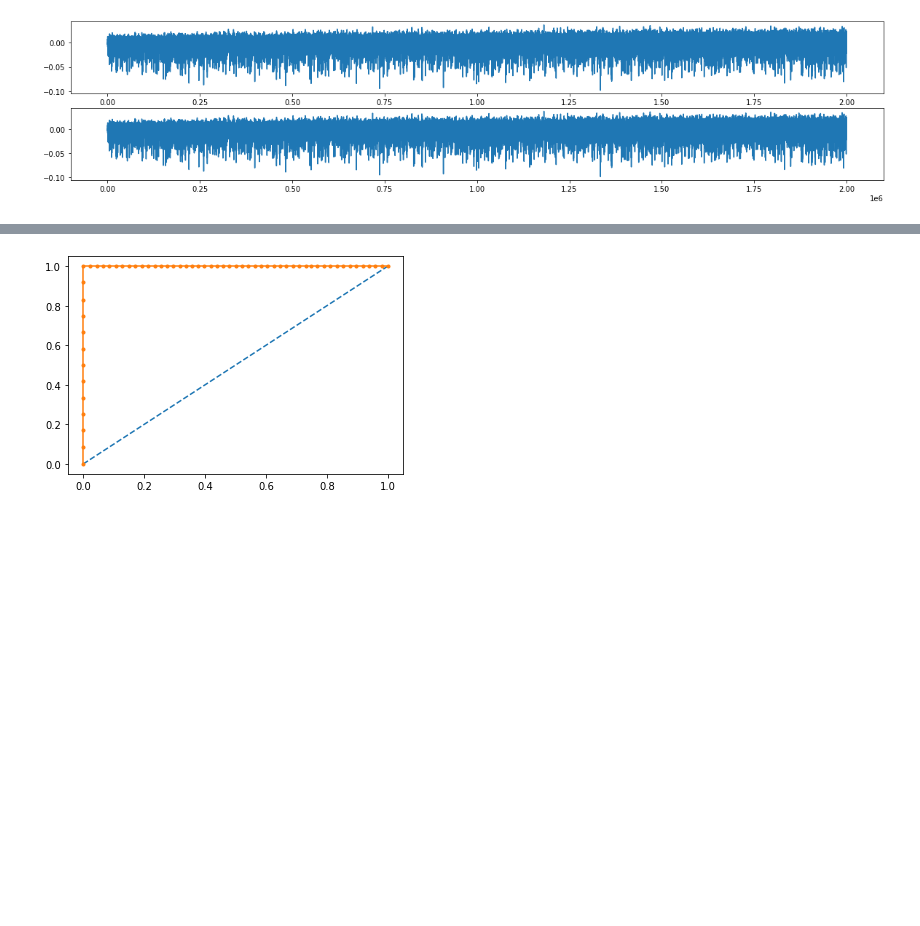
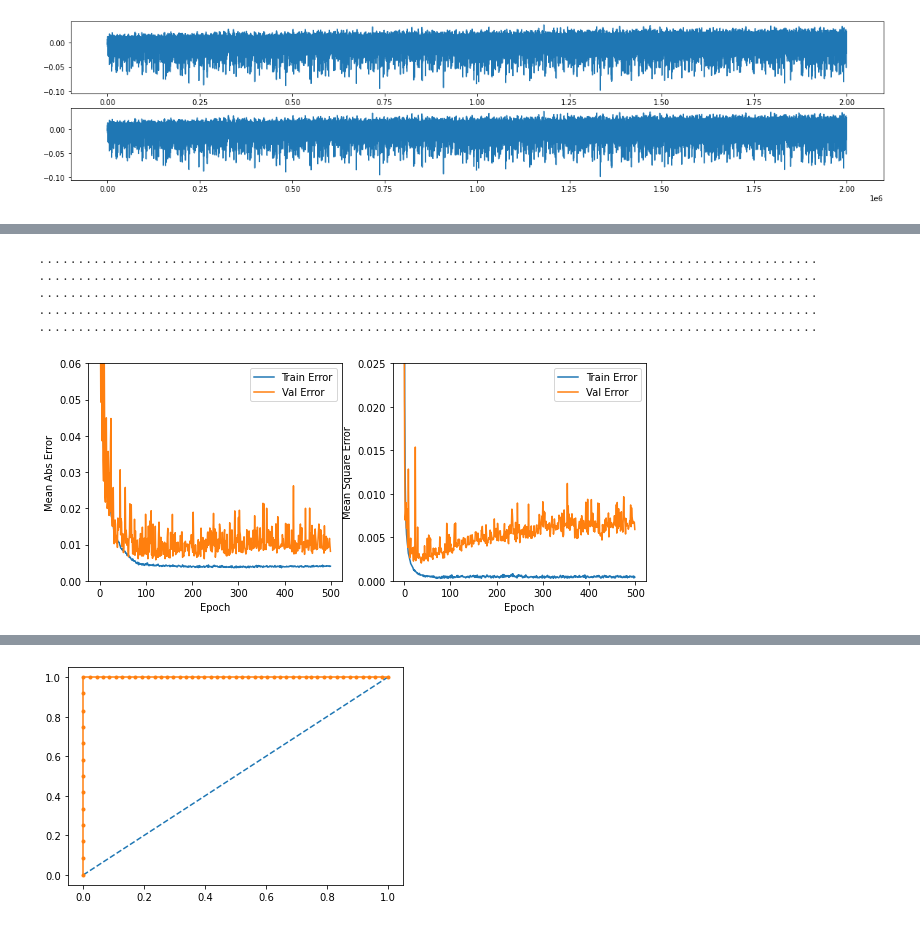
Before and after one commit to engineercha/engineercha, a Jupyter notebook: 졸프.ipynb, the cells around one changed output, grey strips where cells are left out. Drawn from its saved outputs; the diff is of its cells as text; code cells hidden in the pictures; blank space fills up the shorter version.

```diff
--- a/졸프.ipynb
+++ b/졸프.ipynb
@@ -96,0 +163,13 @@ plt.show()
+# %%
+def build_model():
+  model = keras.Sequential([
+    layers.Dense(32, activation='relu', input_shape=[len(train_dataset.keys())]),
+    layers.Dense(64, activation='relu'),
+    layers.Dense(1)
+  ])
+  optimizer = tf.keras.optimizers.RMSprop(0.001)
+  model.compile(loss='mse', optimizer=optimizer, metrics=['mae', 'mse']) #평균절대오차와 평균제곱오차
+  return model
+# %%
+model = build_model()
+model.summary()
@@ -96,0 +192,40 @@ plt.show()
+# %%
+class PrintDot(keras.callbacks.Callback):
+  def on_epoch_end(self, epoch, logs):
+    if epoch % 100 == 0: print('')
+    print('.', end='')
+
+history = model.fit(normed_train_data, train_labels, epochs=500,
+                    validation_split = 0.2, verbose=0, callbacks=[PrintDot()])
+# %% [output]
+....................................................................................................
+....................................................................................................
+....................................................................................................
+....................................................................................................
+....................................................................................................
+# %%
+def plot_history(history):
+  hist = pd.DataFrame(history.history)
+  hist['epoch'] = history.epoch
+  plt.figure(figsize=(10,4))
+
+  plt.subplot(1,2,1)
+  plt.xlabel('Epoch')
+  plt.ylabel('Mean Abs Error')
+  plt.plot(hist['epoch'], hist['mae'], label='Train Error')
+  plt.plot(hist['epoch'], hist['val_mae'], label = 'Val Error')
+  plt.ylim([0,0.06])
+  plt.legend()
+
+  plt.subplot(1,2,2)
+  plt.xlabel('Epoch')
+  plt.ylabel('Mean Square Error')
+  plt.plot(hist['epoch'], hist['mse'], label='Train Error')
+  plt.plot(hist['epoch'], hist['val_mse'],label = 'Val Error')
+  plt.ylim([0,0.025])
+  plt.legend()
+  plt.show()
+# %%
+plot_history(history)
+# %% [output]
+[figure, added]
```
Also changed, not shown: parts of 24 cells of this notebook.
